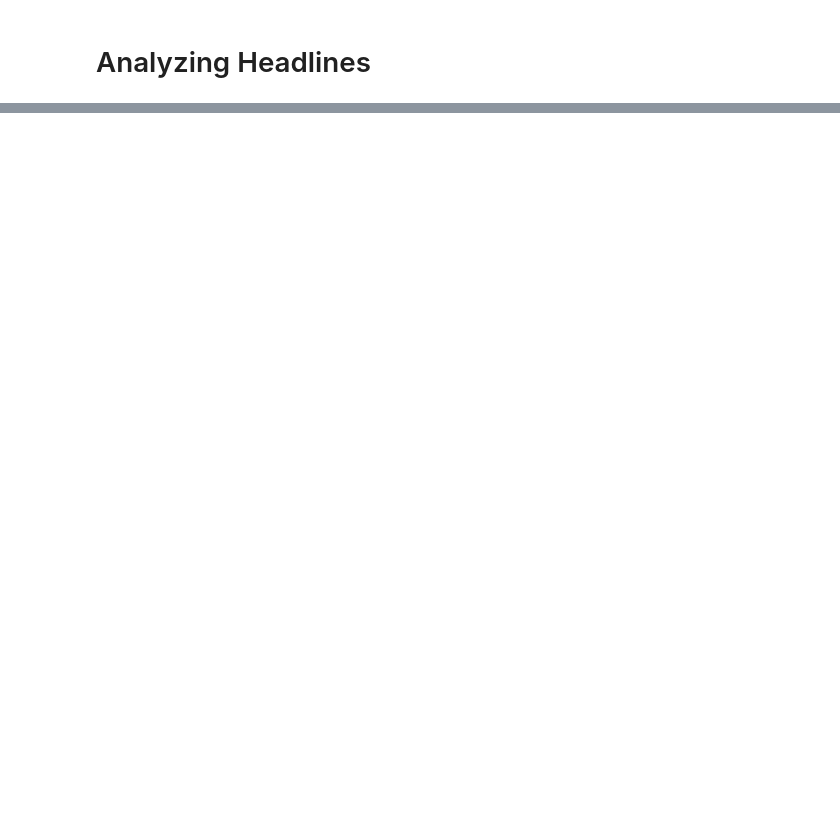
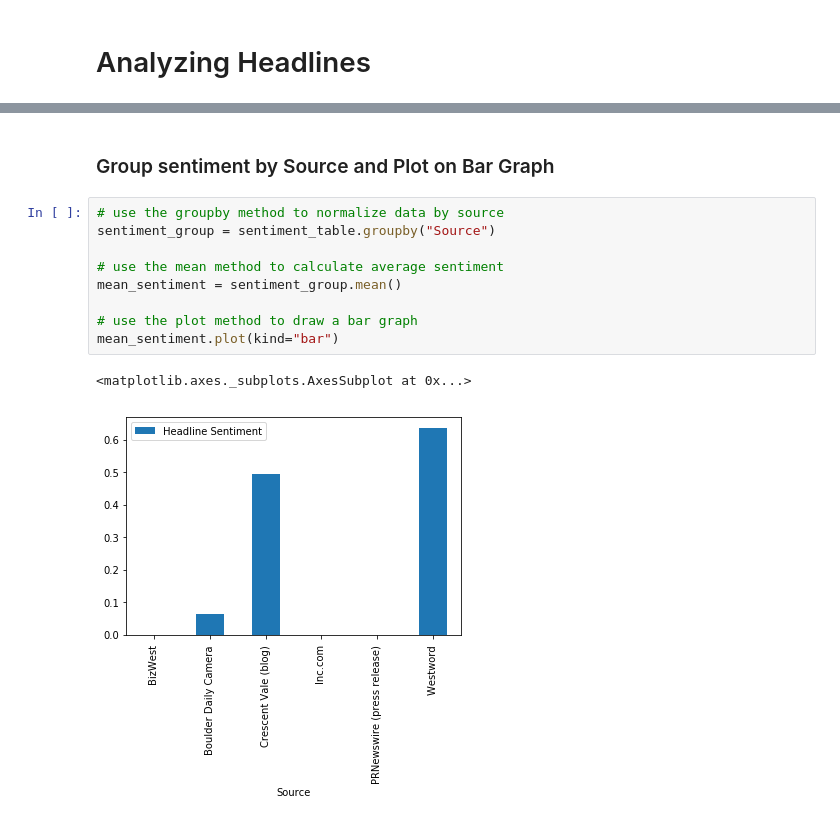
Before and after one commit to nicholasgriffen/google-news-data-visualization, a Jupyter notebook: NewsPageAnalysis.ipynb, the cells around one changed output, grey strips where cells are left out. Drawn from its saved outputs; the diff is of its cells as text; blank space fills up the shorter version.

```diff
--- a/NewsPageAnalysis.ipynb
+++ b/NewsPageAnalysis.ipynb
@@ -218,0 +340,14 @@ table
+# %% [markdown]
+### Group sentiment by Source and Plot on Bar Graph
+# %%
+# use the groupby method to normalize data by source
+sentiment_group = sentiment_table.groupby("Source")
+
+# use the mean method to calculate average sentiment
+mean_sentiment = sentiment_group.mean()
+
+# use the plot method to draw a bar graph
+mean_sentiment.plot(kind="bar")
+# %% [output]
+<matplotlib.axes._subplots.AxesSubplot at 0x...>
+[figure, added]
```
Also changed, not shown: parts of 24 cells of this notebook.
